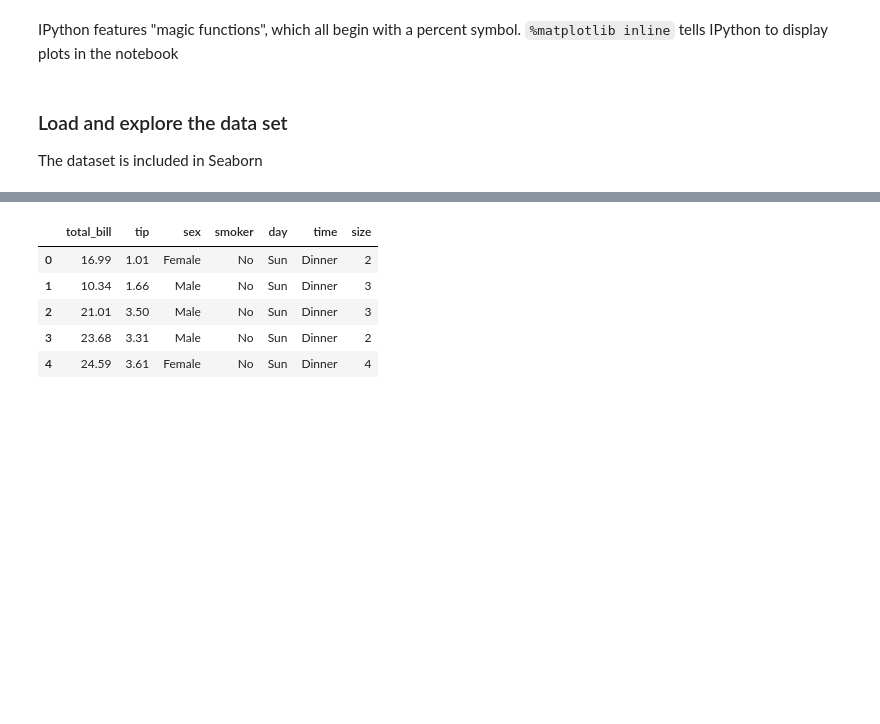
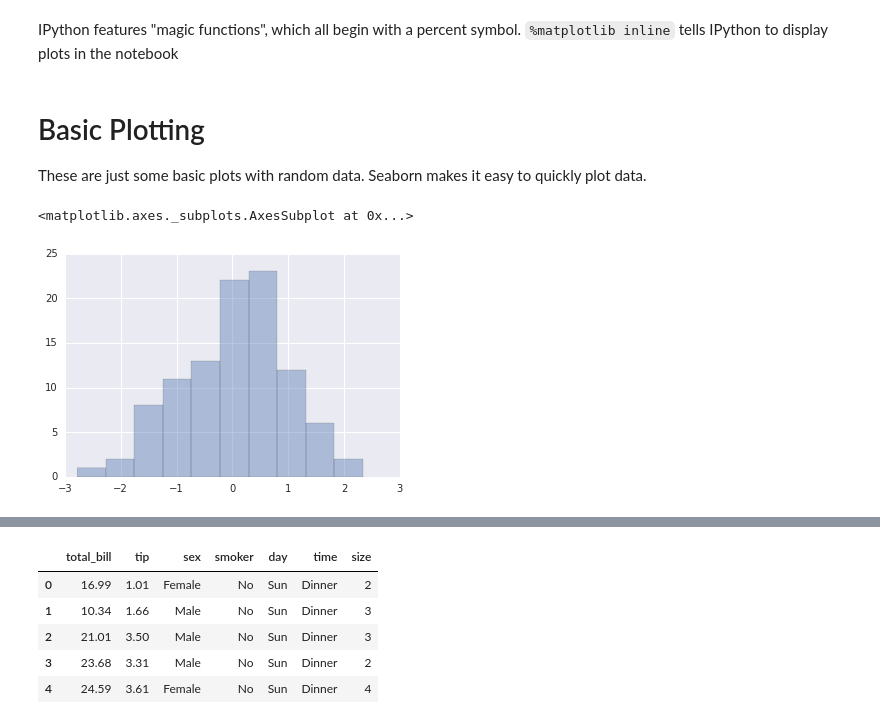
Before and after one commit to dsiufl/DataViz, a Jupyter notebook: Data Visualization - Instructor.ipynb, the cells around one changed output, grey strips where cells are left out. Saved outputs shown, nothing was run; the diff lists cells and outputs as text; code cells hidden in the pictures; blank space fills up the shorter version.

```diff
--- a/Data Visualization - Instructor.ipynb
+++ b/Data Visualization - Instructor.ipynb
@@ -10,3 +13,10 @@ import seaborn as sns
-# %% [markdown]
-### Load and explore the data set
-The dataset is included in Seaborn
+# %% [markdown]
+# Basic Plotting
+These are just some basic plots with random data. Seaborn makes it easy to quickly plot data.
+# %%
+x = np.random.normal(size=100)
+# %%
+sns.distplot(x, kde=False)
+# %% [output]
+<matplotlib.axes._subplots.AxesSubplot at 0x...>
+[figure, added]
```
Also changed, not shown: parts of 17 cells of this notebook.
